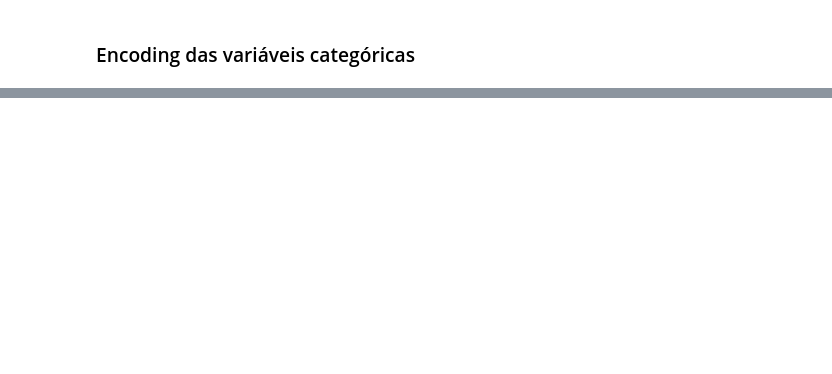
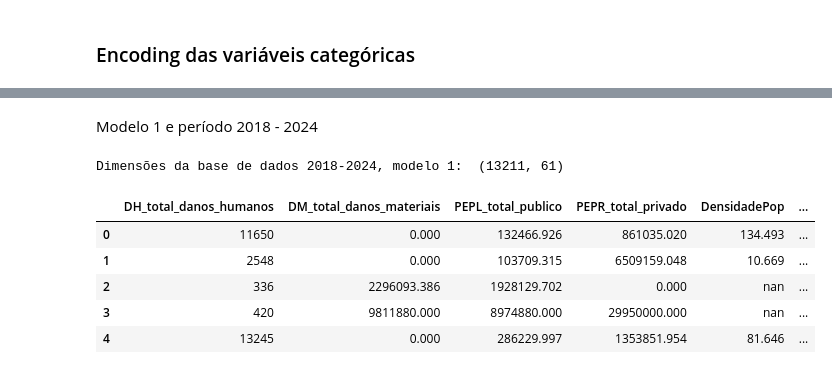
Before and after one commit to brunagmoura/previsaoreconhecimento, a Jupyter notebook: mynewbook/_build/jupyter_execute/Pré processamento.ipynb, the cells around one changed output, grey strips where cells are left out. Cells and saved outputs as stored; diff of their text form; code cells hidden in the pictures; blank space fills up the shorter version.

```diff
--- a/mynewbook/_build/jupyter_execute/Pré processamento.ipynb
+++ b/mynewbook/_build/jupyter_execute/Pré processamento.ipynb
@@ -128,0 +245,13 @@ df_eventos = df_eventos.sample(frac=1).reset_index()
+# %% [markdown]
+Modelo 1 e período 2018 - 2024
+# %%
+print("Dimensões da base de dados 2018-2024, modelo 1: ", df_eventos_2018_2024_modelo1.shape)
+estilo_tabelas(df_eventos_2018_2024_modelo1.head(5))
+# %% [output]
+Dimensões da base de dados 2018-2024, modelo 1:  (13211, 61)
+|  | DH_total_danos_humanos | DM_total_danos_materiais | PEPL_total_publico | PEPR_total_privado | DensidadePop | ... |
+| 0 | 11650 | 0.000 | 132466.926 | 861035.020 | 134.493 | ... |
+| 1 | 2548 | 0.000 | 103709.315 | 6509159.048 | 10.669 | ... |
+| 2 | 336 | 2296093.386 | 1928129.702 | 0.000 | nan | ... |
+| 3 | 420 | 9811880.000 | 8974880.000 | 29950000.000 | nan | ... |
+| 4 | 13245 | 0.000 | 286229.997 | 1353851.954 | 81.646 | ... |
```
Also changed, not shown: parts of 25 cells of this notebook, 28 other files.
